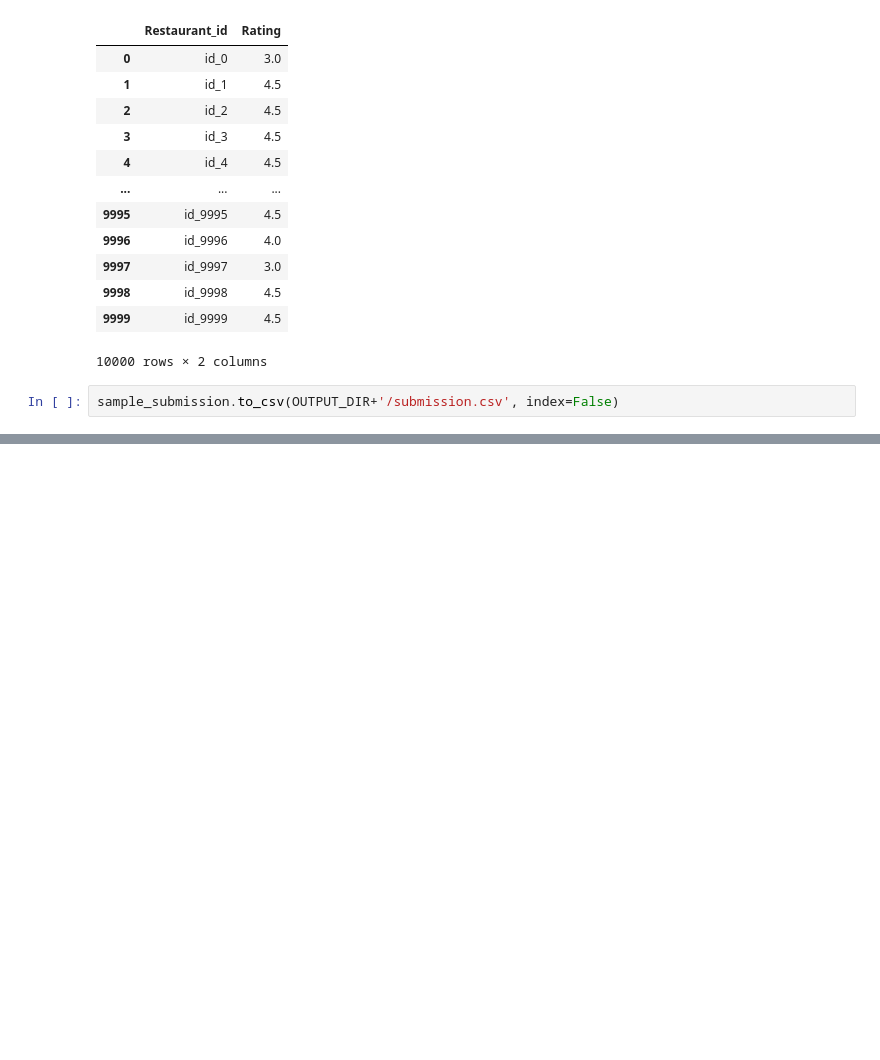
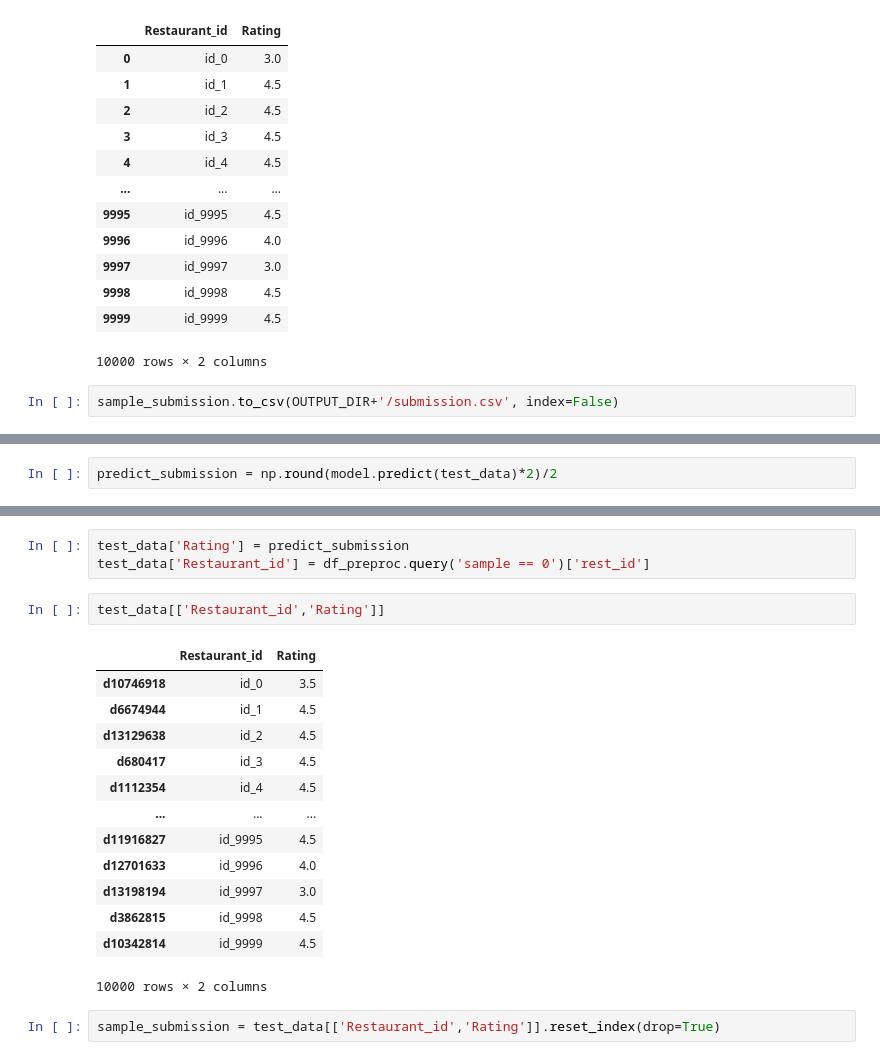
Before and after one commit to pustovalovm/SF_training, a Jupyter notebook: module_3/sf-tripadvisor-rating-v1-for-github.ipynb, the cells around one changed output, grey strips where cells are left out. Cells and saved outputs as stored; diff of their text form; blank space fills up the shorter version.

```diff
--- a/module_3/sf-tripadvisor-rating-v1-for-github.ipynb
+++ b/module_3/sf-tripadvisor-rating-v1-for-github.ipynb
@@ -1647,0 +1741,2 @@ sample_submission.to_csv(OUTPUT_DIR+'/submission.csv', index=False)
+# %%
+predict_submission = np.round(model.predict(test_data)*2)/2
@@ -1647,0 +1747,21 @@ sample_submission.to_csv(OUTPUT_DIR+'/submission.csv', index=False)
+# %%
+test_data['Rating'] = predict_submission
+test_data['Restaurant_id'] = df_preproc.query('sample == 0')['rest_id']
+# %%
+test_data[['Restaurant_id','Rating']]
+# %% [output]
+|  | Restaurant_id | Rating |
+| d10746918 | id_0 | 3.5 |
+| d6674944 | id_1 | 4.5 |
+| d13129638 | id_2 | 4.5 |
+| d680417 | id_3 | 4.5 |
+| d1112354 | id_4 | 4.5 |
+| ... | ... | ... |
+| d11916827 | id_9995 | 4.5 |
+| d12701633 | id_9996 | 4.0 |
+| d13198194 | id_9997 | 3.0 |
+| d3862815 | id_9998 | 4.5 |
+| d10342814 | id_9999 | 4.5 |
+10000 rows × 2 columns
+# %%
+sample_submission = test_data[['Restaurant_id','Rating']].reset_index(drop=True)
```
Also changed, not shown: parts of 20 cells of this notebook, 21 other files.
